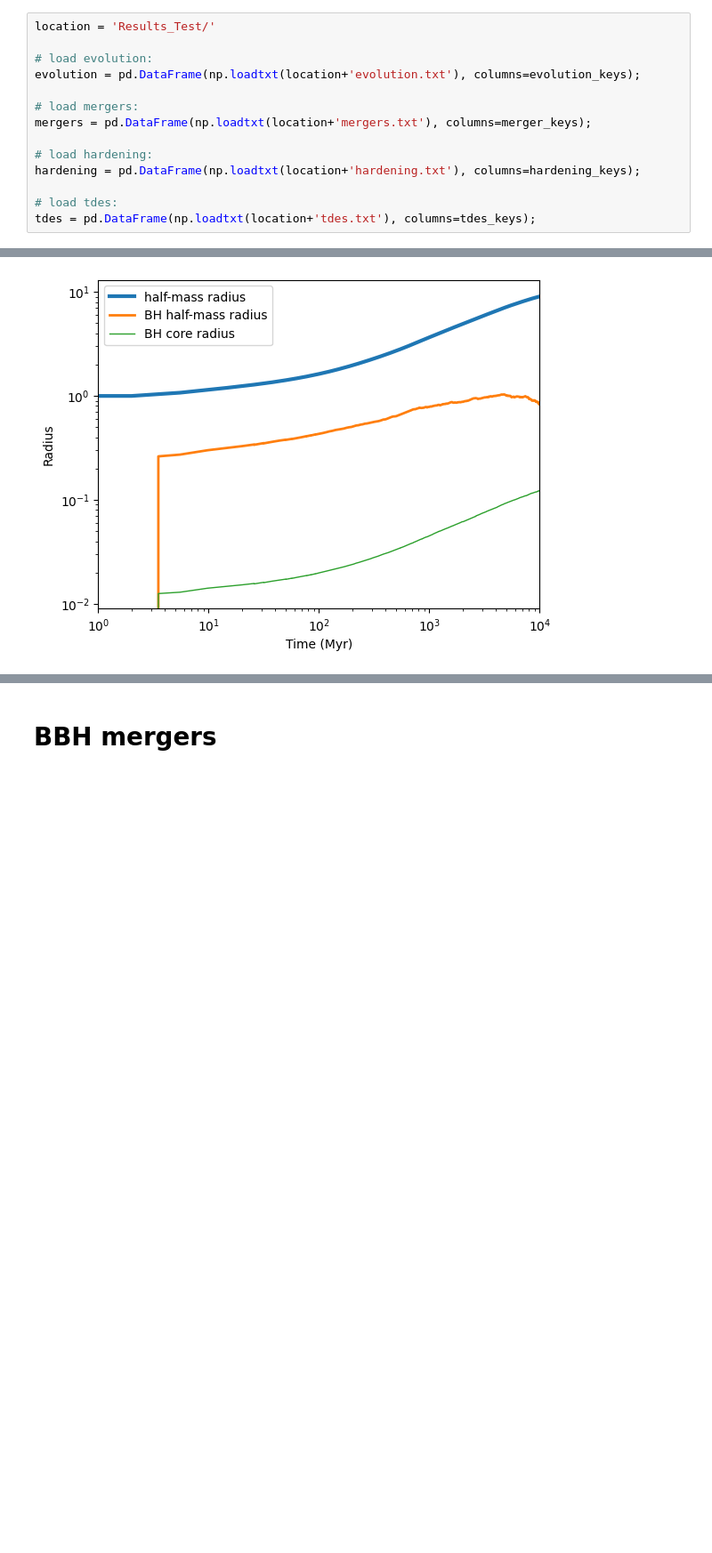
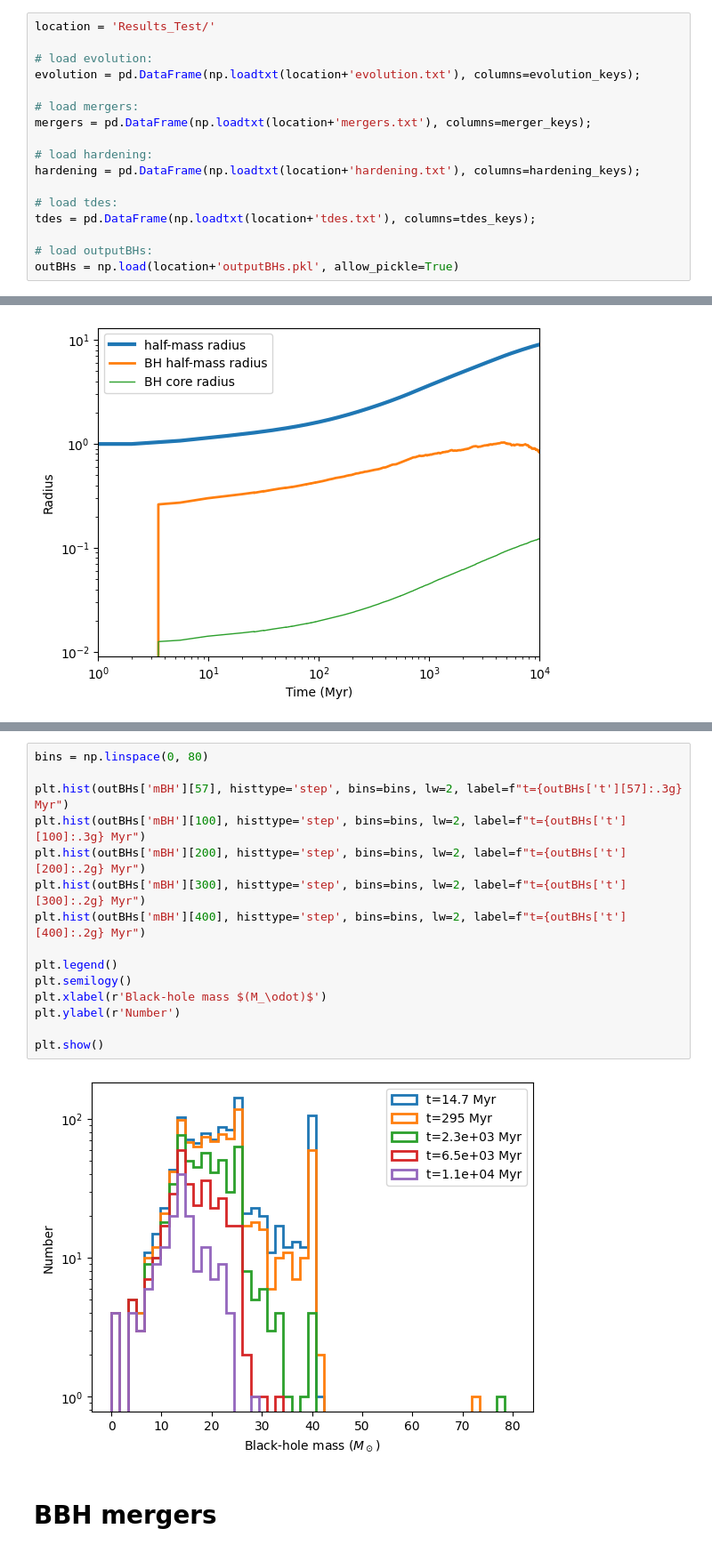
Before and after one commit to Kkritos/Rapster, a Jupyter notebook: Example/tutorial.ipynb, the cells around one changed output, grey strips where cells are left out. Shown at 89% size. Saved outputs shown, nothing was run; the diff lists cells and outputs as text; blank space fills up the shorter version.

```diff
--- a/Example/tutorial.ipynb
+++ b/Example/tutorial.ipynb
@@ -20,6 +20,9 @@ hardening = pd.DataFrame(np.loadtxt(location+'hardening.txt'), columns=hardening
 
 # load tdes:
 tdes = pd.DataFrame(np.loadtxt(location+'tdes.txt'), columns=tdes_keys);
+
+# load outputBHs:
+outBHs = np.load(location+'outputBHs.pkl', allow_pickle=True)
 # %% [markdown]
 # Cluster evolution
 # %%
@@ -55,3 +60,20 @@ plt.show()
+# %%
+bins = np.linspace(0, 80)
+
+plt.hist(outBHs['mBH'][57], histtype='step', bins=bins, lw=2, label=f"t={outBHs['t'][57]:.3g} Myr")
+plt.hist(outBHs['mBH'][100], histtype='step', bins=bins, lw=2, label=f"t={outBHs['t'][100]:.3g} Myr")
+plt.hist(outBHs['mBH'][200], histtype='step', bins=bins, lw=2, label=f"t={outBHs['t'][200]:.2g} Myr")
+plt.hist(outBHs['mBH'][300], histtype='step', bins=bins, lw=2, label=f"t={outBHs['t'][300]:.2g} Myr")
+plt.hist(outBHs['mBH'][400], histtype='step', bins=bins, lw=2, label=f"t={outBHs['t'][400]:.2g} Myr")
+
+plt.legend()
+plt.semilogy()
+plt.xlabel(r'Black-hole mass $(M_\odot)$')
+plt.ylabel(r'Number')
+
+plt.show()
+# %% [output]
+[figure, added]
 # %% [markdown]
 # BBH mergers
 # %%
```
Also changed, not shown: parts of 1 cell of this notebook.
